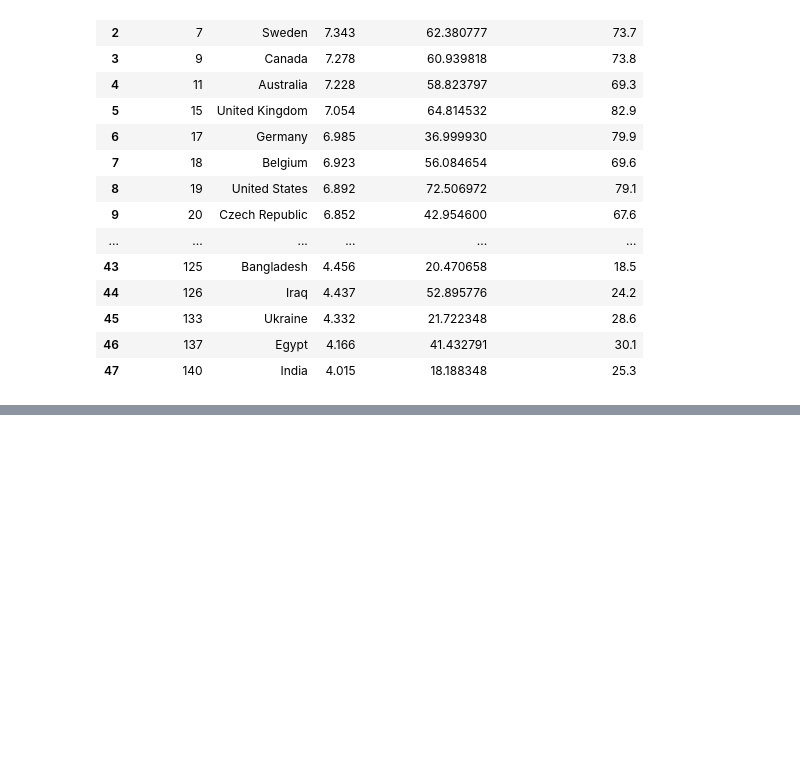
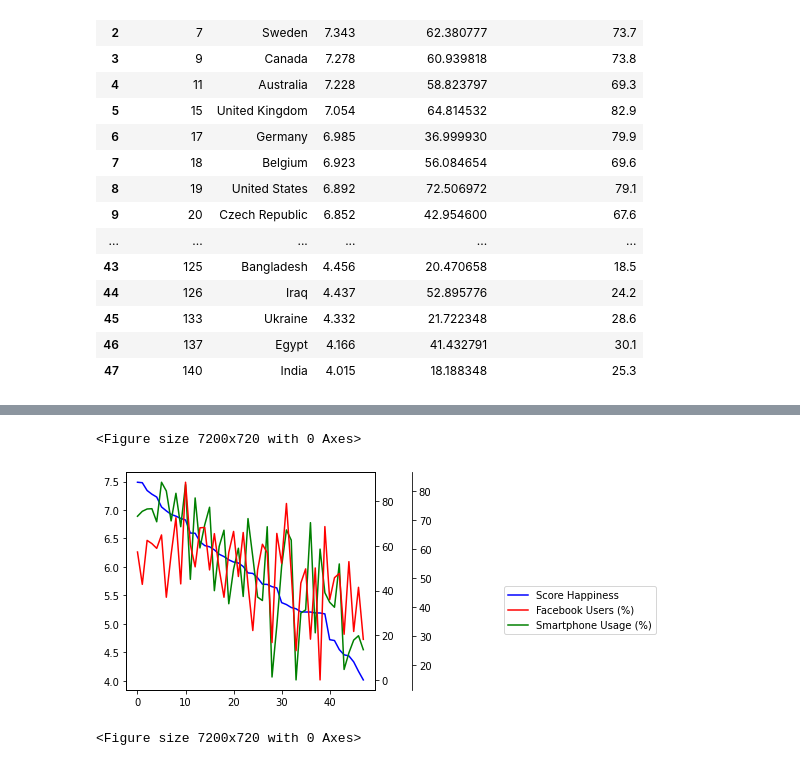
Before and after one commit to madhuvenkidusamy/ETL-Project, a Jupyter notebook: happiness.ipynb, the cells around one changed output, grey strips where cells are left out. Drawn from its saved outputs; the diff is of its cells as text; code cells hidden in the pictures; blank space fills up the shorter version.

```diff
--- a/happiness.ipynb
+++ b/happiness.ipynb
@@ -30,6 +30,7 @@ happiness_df = happiness_df.drop(columns=['GDP per capita', 'Social support','He
 # Rename country column
 happiness_df = happiness_df.rename(columns={"Country or region": "Country"})
 
+happiness_df['Score'] = happiness_df['Score'].astype(float)
 happiness_df.head()
 # %% [output]
 |  | Overall rank | Country | Score |
@@ -270,0 +295,21 @@ final_df
+# %%
+import matplotlib.pyplot as plt
+import numpy as np
+fig, ax = plt.subplots()
+ax3 = ax.twinx()
+rspine = ax3.spines['right']
+rspine.set_position(('axes', 1.15))
+ax3.set_frame_on(True)
+ax3.patch.set_visible(False)
+fig.subplots_adjust(right=0.7)
+
+final_df['Score Happiness'].plot(ax=ax, style='b-')
+final_df['Facebook Users (%)'].plot(ax=ax, style='r-', secondary_y=True)
+final_df['Smartphone Usage (%)'].plot(ax=ax3, style='g-')
+ax3.legend([ax.get_lines()[0], ax.right_ax.get_lines()[0], ax3.get_lines()[0]],\
+           ['Score Happiness', 'Facebook Users (%)', 'Smartphone Usage (%)'], bbox_to_anchor=(1.5, 0.5))
+plt.figure(figsize=(100,10))
+# %% [output]
+<Figure size 7200x720 with 0 Axes>
+[figure, added]
+<Figure size 7200x720 with 0 Axes>
```
Also changed, not shown: parts of 17 cells of this notebook, 5 other files.
